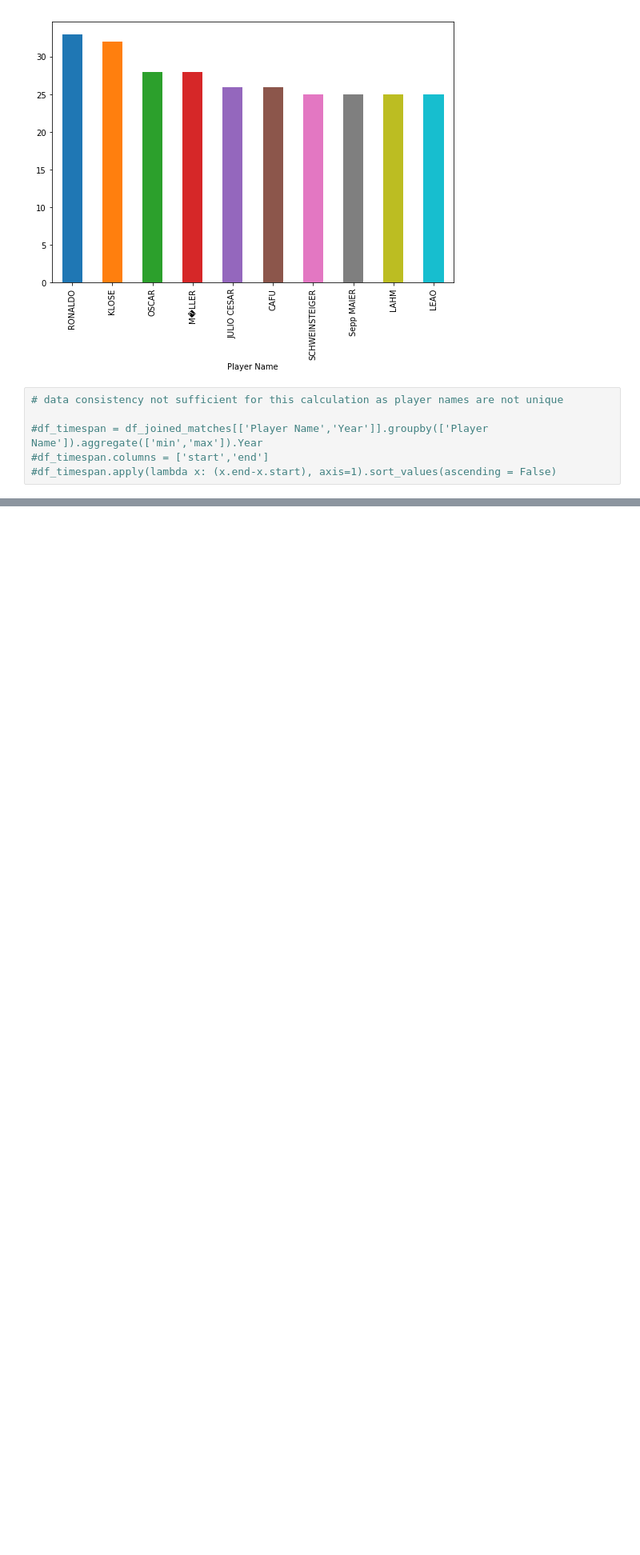
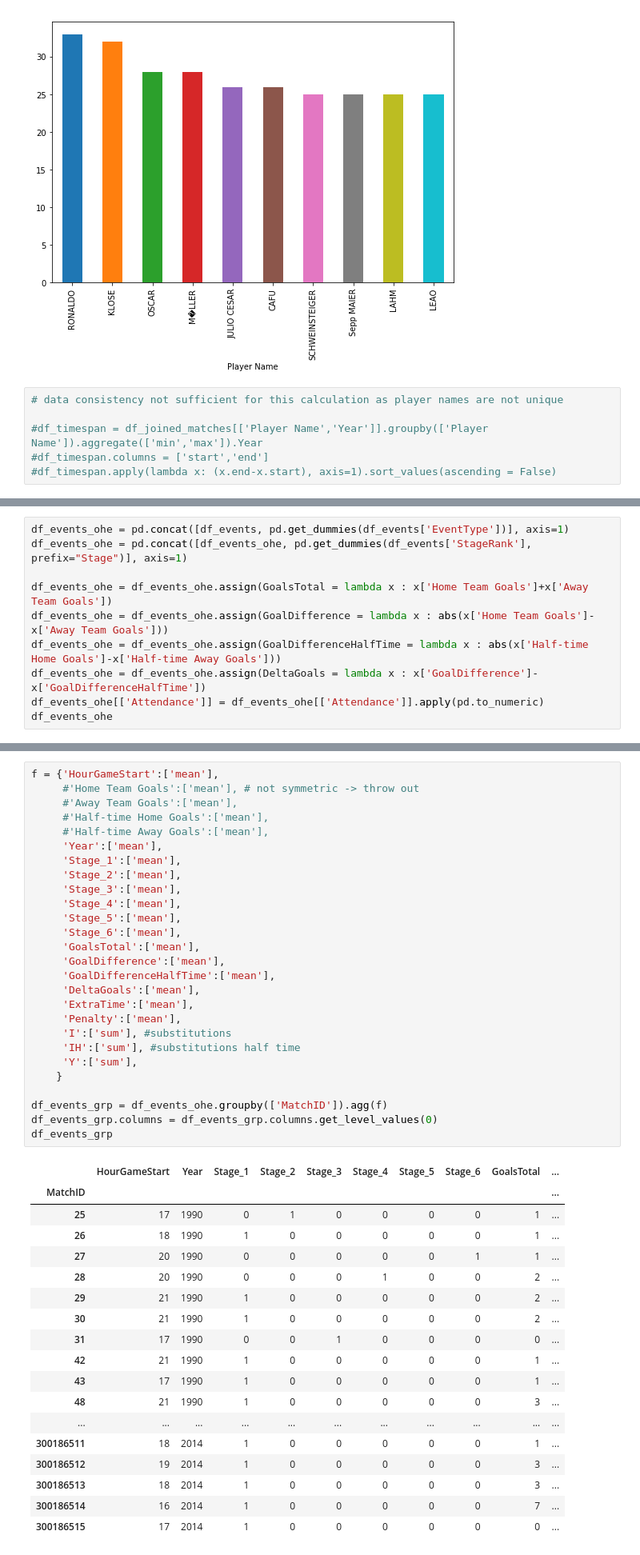
Before and after one commit to bhilprecht/ml-world-championship, a Jupyter notebook: FIFA_WM_Benjamin.ipynb, the cells around one changed output, grey strips where cells are left out. Shown: that part at 80% size. Cells and saved outputs as stored; diff of their text form; blank space fills up the shorter version.

```diff
--- a/FIFA_WM_Benjamin.ipynb
+++ b/FIFA_WM_Benjamin.ipynb
@@ -103,0 +219,10 @@ df_players.groupby(['Player Name']).size().sort_values(ascending=False).nlargest
+# %%
+df_events_ohe = pd.concat([df_events, pd.get_dummies(df_events['EventType'])], axis=1)
+df_events_ohe = pd.concat([df_events_ohe, pd.get_dummies(df_events['StageRank'], prefix="Stage")], axis=1)
+
+df_events_ohe = df_events_ohe.assign(GoalsTotal = lambda x : x['Home Team Goals']+x['Away Team Goals'])
+df_events_ohe = df_events_ohe.assign(GoalDifference = lambda x : abs(x['Home Team Goals']-x['Away Team Goals']))
+df_events_ohe = df_events_ohe.assign(GoalDifferenceHalfTime = lambda x : abs(x['Half-time Home Goals']-x['Half-time Away Goals']))
+df_events_ohe = df_events_ohe.assign(DeltaGoals = lambda x : x['GoalDifference']-x['GoalDifferenceHalfTime'])
+df_events_ohe[['Attendance']] = df_events_ohe[['Attendance']].apply(pd.to_numeric)
+df_events_ohe
@@ -103,0 +250,46 @@ df_players.groupby(['Player Name']).size().sort_values(ascending=False).nlargest
+# %%
+f = {'HourGameStart':['mean'],
+     #'Home Team Goals':['mean'], # not symmetric -> throw out
+     #'Away Team Goals':['mean'],
+     #'Half-time Home Goals':['mean'],
+     #'Half-time Away Goals':['mean'],
+     'Year':['mean'],
+     'Stage_1':['mean'],
+     'Stage_2':['mean'],
+     'Stage_3':['mean'],
+     'Stage_4':['mean'],
+     'Stage_5':['mean'],
+     'Stage_6':['mean'],
+     'GoalsTotal':['mean'],
+     'GoalDifference':['mean'],
+     'GoalDifferenceHalfTime':['mean'],
+     'DeltaGoals':['mean'],
+     'ExtraTime':['mean'],
+     'Penalty':['mean'],
+     'I':['sum'], #substitutions
+     'IH':['sum'], #substitutions half time
+     'Y':['sum'],
+    }
+
+df_events_grp = df_events_ohe.groupby(['MatchID']).agg(f)
+df_events_grp.columns = df_events_grp.columns.get_level_values(0)
+df_events_grp
+# %% [output]
+|  | HourGameStart | Year | Stage_1 | Stage_2 | Stage_3 | Stage_4 | Stage_5 | Stage_6 | GoalsTotal | ... |
+| MatchID |  |  |  |  |  |  |  |  |  | ... |
+| 25 | 17 | 1990 | 0 | 1 | 0 | 0 | 0 | 0 | 1 | ... |
+| 26 | 18 | 1990 | 1 | 0 | 0 | 0 | 0 | 0 | 1 | ... |
+| 27 | 20 | 1990 | 0 | 0 | 0 | 0 | 0 | 1 | 1 | ... |
+| 28 | 20 | 1990 | 0 | 0 | 0 | 1 | 0 | 0 | 2 | ... |
+| 29 | 21 | 1990 | 1 | 0 | 0 | 0 | 0 | 0 | 2 | ... |
+| 30 | 21 | 1990 | 1 | 0 | 0 | 0 | 0 | 0 | 2 | ... |
+| 31 | 17 | 1990 | 0 | 0 | 1 | 0 | 0 | 0 | 0 | ... |
+| 42 | 21 | 1990 | 1 | 0 | 0 | 0 | 0 | 0 | 1 | ... |
+| 43 | 17 | 1990 | 1 | 0 | 0 | 0 | 0 | 0 | 1 | ... |
+| 48 | 21 | 1990 | 1 | 0 | 0 | 0 | 0 | 0 | 3 | ... |
+| ... | ... | ... | ... | ... | ... | ... | ... | ... | ... | ... |
+| 300186511 | 18 | 2014 | 1 | 0 | 0 | 0 | 0 | 0 | 1 | ... |
+| 300186512 | 19 | 2014 | 1 | 0 | 0 | 0 | 0 | 0 | 3 | ... |
+| 300186513 | 18 | 2014 | 1 | 0 | 0 | 0 | 0 | 0 | 3 | ... |
+| 300186514 | 16 | 2014 | 1 | 0 | 0 | 0 | 0 | 0 | 7 | ... |
+| 300186515 | 17 | 2014 | 1 | 0 | 0 | 0 | 0 | 0 | 0 | ... |
```
Also changed, not shown: parts of 41 cells of this notebook, 4 other files.
